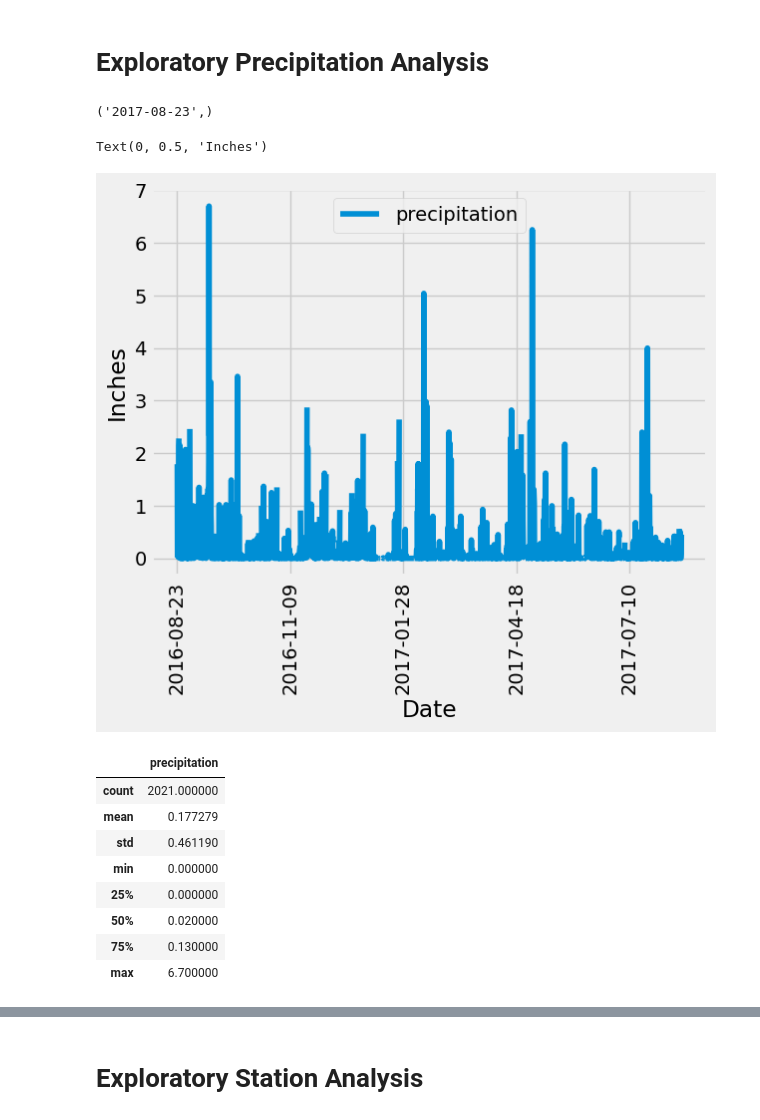
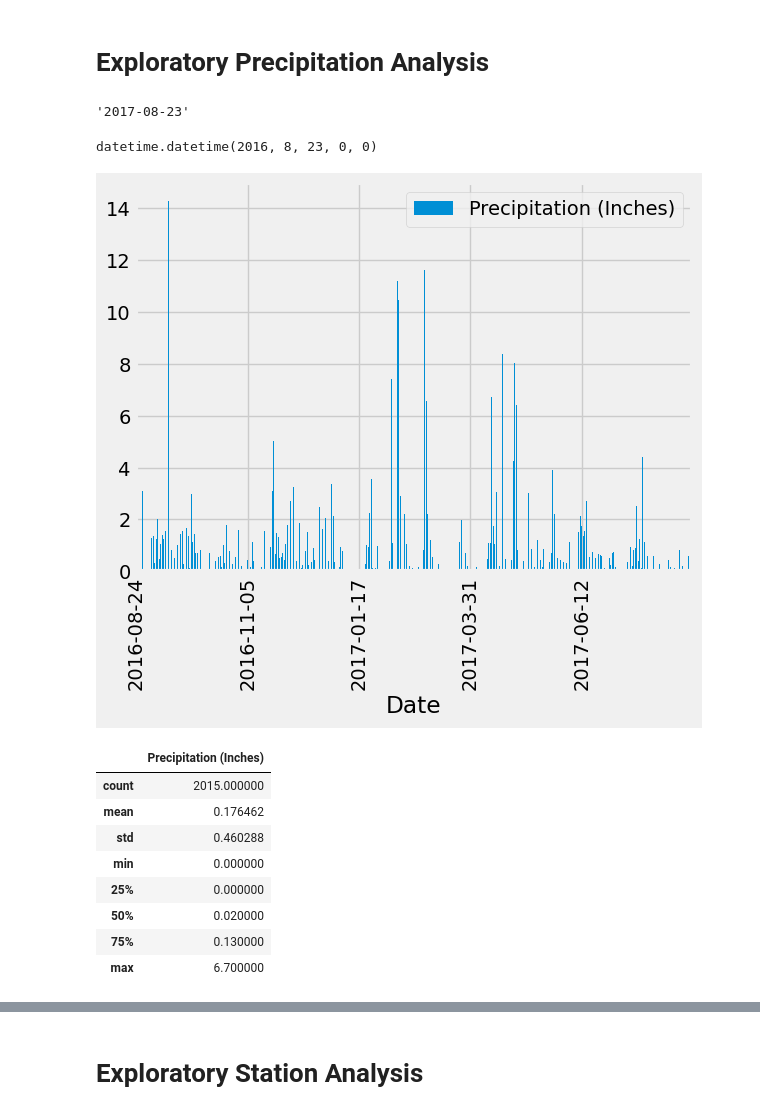
Before and after one commit to mftobin/sqlalchemy-challenge, a Jupyter notebook: SurfsUp/climate_starter.ipynb, the cells around one changed output, grey strips where cells are left out. Cells and saved outputs as stored; diff of their text form; code cells hidden in the pictures.

```diff
--- a/SurfsUp/climate_starter.ipynb
+++ b/SurfsUp/climate_starter.ipynb
@@ -42,35 +45,58 @@ session = Session(engine)
 # Exploratory Precipitation Analysis
 # %%
 # Find the most recent date in the data set.
+most_recent_date_row = session.query(Measurement.date).order_by(Measurement.date.desc()).first()
+most_recent_date = most_recent_date_row[0]
+most_recent_date
 # %% [output]
-('2017-08-23',)
+'2017-08-23'
+# %%
+most_recent_date = datetime.strptime(most_recent_date, '%Y-%m-%d')
+
+last_12_months = most_recent_date - timedelta(days=365)
+last_12_months
+# %% [output]
+datetime.datetime(2016, 8, 23, 0, 0)
 # %%
 # Design a query to retrieve the last 12 months of precipitation data and plot the results.
+
 # Starting from the most recent data point in the database.
 
 # Calculate the date one year from the last date in data set.
-
+last_12_months = most_recent_date - timedelta(days=365)
+last_12_months
 
 # Perform a query to retrieve the data and precipitation scores
+date_prcp = [Measurement.date, Measurement.prcp]
 
+year_precipitation = session.query(*date_prcp).filter(Measurement.date>= last_12_months).all()
 
 # Save the query results as a Pandas DataFrame. Explicitly set the column names
+precip_df = pd.DataFrame(year_precipitation, columns=["Date", "Precipitation (Inches)"])
 
-
-# Sort the dataframe by date
-
+# # Sort the dataframe by date
+# precip_df initially gave me all of the precipitation info with multiple precipitation measurements per day, I get the total here
+precip_totals_df = precip_df.groupby('Date')['Precipitation (Inches)'].sum().reset_index()
 
 # Use Pandas Plotting with Matplotlib to plot the data
+precip_totals_df.set_index('Date', inplace=True)
+precip_chart = precip_totals_df.plot.bar()
+xticks = range(0, len(precip_totals_df.index), 73)  # adjusted to 73 so the x-ticks will only show 5 dates out of the year for visibility
+precip_chart.set_xticks(xticks)
+
+plt.show()
 # %% [output]
-Text(0, 0.5, 'Inches')
-[figure, old version]
+[figure, new version]
 # %%
 # Use Pandas to calculate the summary statistics for the precipitation data
+# this shows summary stats for each instance of precipitation
+summary_stats = precip_df.describe()
+summary_stats
 # %% [output]
-|  | precipitation |
-| count | 2021.000000 |
-| mean | 0.177279 |
-| std | 0.461190 |
+|  | Precipitation (Inches) |
+| count | 2015.000000 |
+| mean | 0.176462 |
+| std | 0.460288 |
 | min | 0.000000 |
 | 25% | 0.000000 |
 | 50% | 0.020000 |
```
Also changed, not shown: parts of 9 cells of this notebook, 3 other files.
